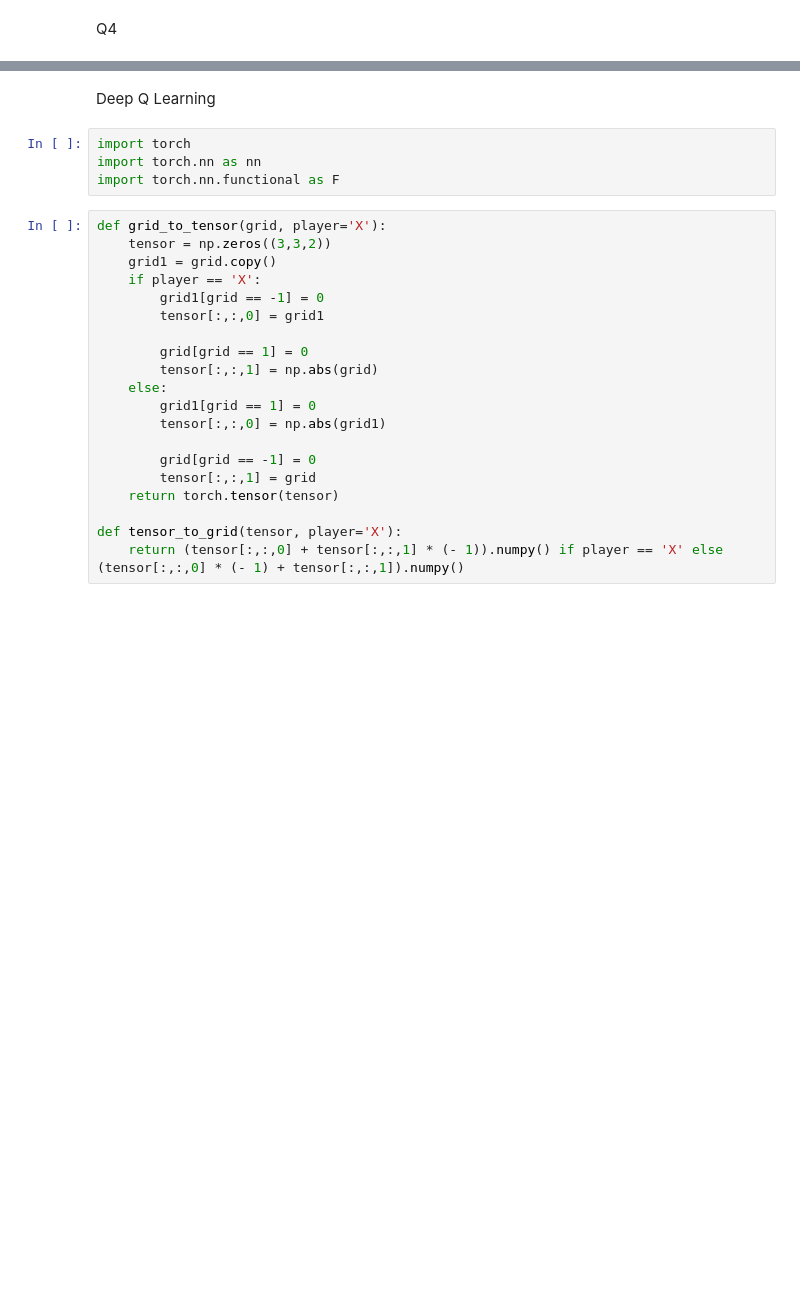
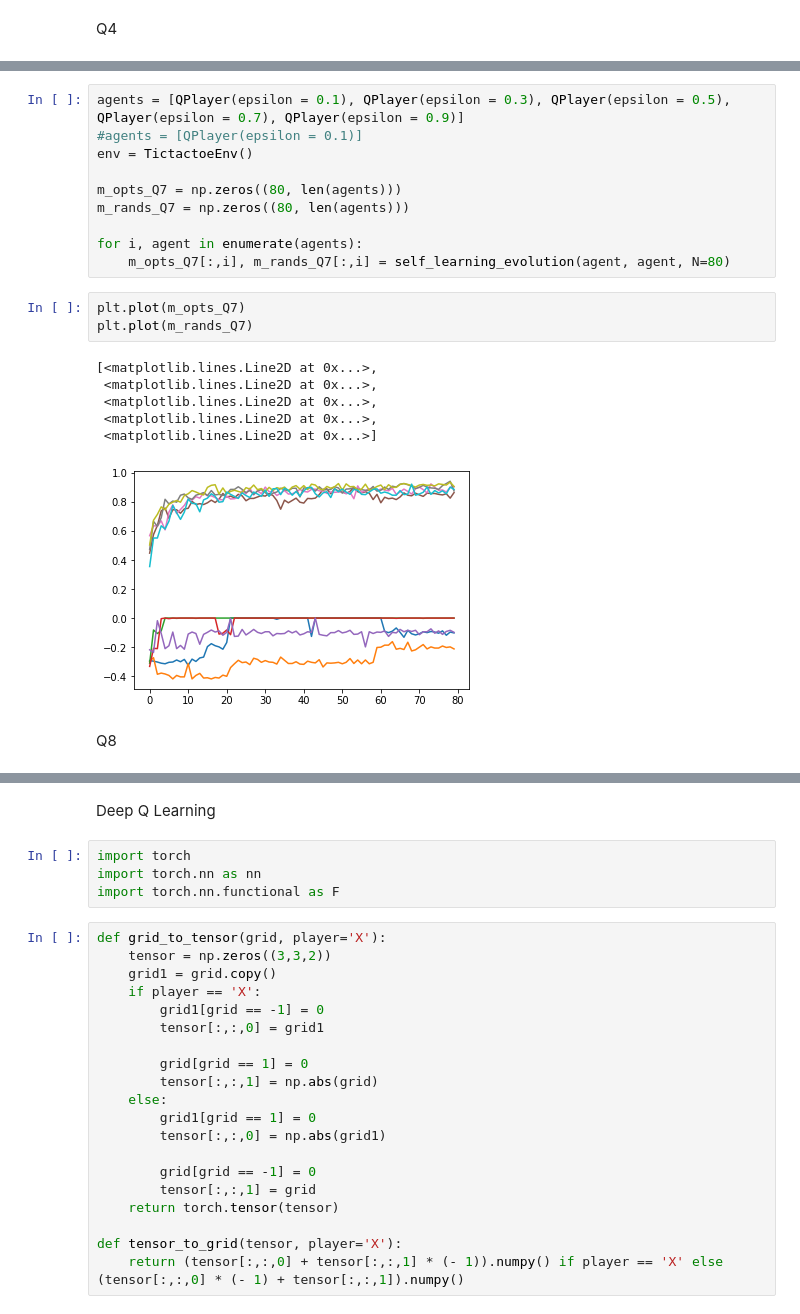
Before and after one commit to hbenedek/tic-tac-toe, a Jupyter notebook: tic_tac_toe_Ben.ipynb, the cells around one changed output, grey strips where cells are left out. Saved outputs shown, nothing was run; the diff lists cells and outputs as text; blank space fills up the shorter version.

```diff
--- a/tic_tac_toe_Ben.ipynb
+++ b/tic_tac_toe_Ben.ipynb
@@ -305,0 +387,22 @@ print(m_rand)
+# %%
+agents = [QPlayer(epsilon = 0.1), QPlayer(epsilon = 0.3), QPlayer(epsilon = 0.5), QPlayer(epsilon = 0.7), QPlayer(epsilon = 0.9)]
+#agents = [QPlayer(epsilon = 0.1)]
+env = TictactoeEnv()
+
+m_opts_Q7 = np.zeros((80, len(agents)))
+m_rands_Q7 = np.zeros((80, len(agents)))
+
+for i, agent in enumerate(agents):
+    m_opts_Q7[:,i], m_rands_Q7[:,i] = self_learning_evolution(agent, agent, N=80)
+# %%
+plt.plot(m_opts_Q7)
+plt.plot(m_rands_Q7)
+# %% [output]
+[<matplotlib.lines.Line2D at 0x...>,
+ <matplotlib.lines.Line2D at 0x...>,
+ <matplotlib.lines.Line2D at 0x...>,
+ <matplotlib.lines.Line2D at 0x...>,
+ <matplotlib.lines.Line2D at 0x...>]
+[figure, added]
+# %% [markdown]
+Q8
```
Also changed, not shown: parts of 24 cells of this notebook.
